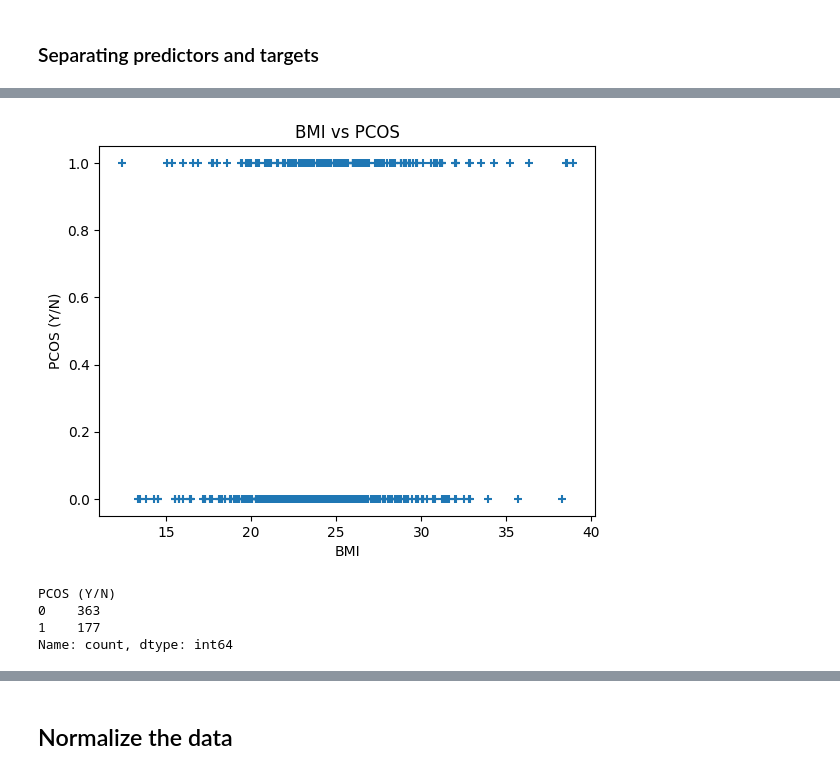
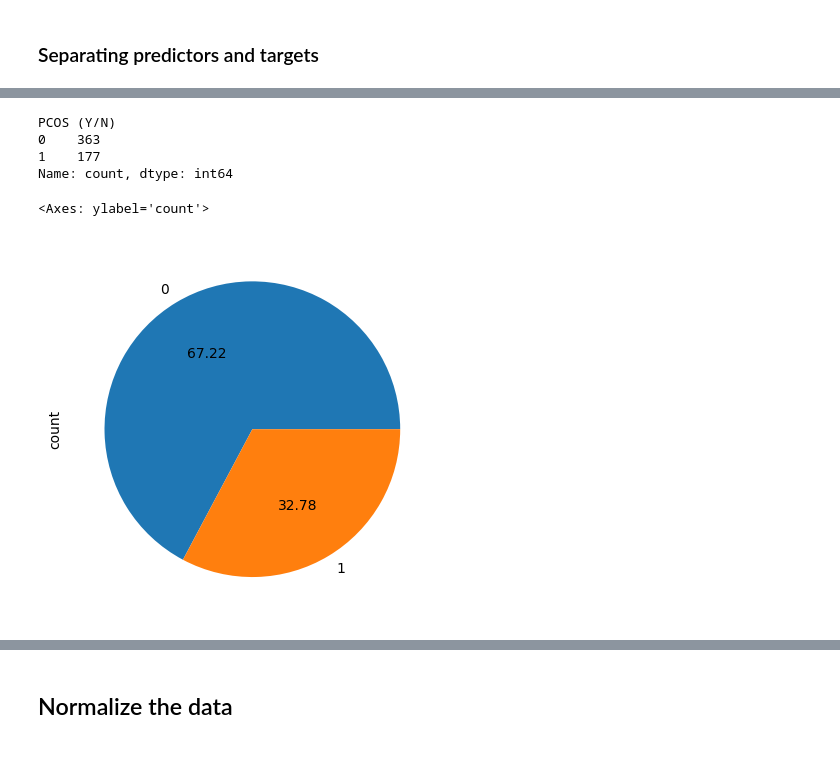
Before and after one commit to AleksandraZecevic/PCOS_diagnosis_ML, a Jupyter notebook: PCOS.ipynb, the cells around one changed output, grey strips where cells are left out. Saved outputs shown, nothing was run; the diff lists cells and outputs as text; code cells hidden in the pictures.

Commit message:
4th commit - noticed unbalanced data so we started with under sampling

```diff
--- a/PCOS.ipynb
+++ b/PCOS.ipynb
@@ -50,3 +27,5 @@ memory usage: 181.9+ KB
+# %%
+pcos_data.columns = pcos_data.columns.str.strip()
 # %% [markdown]
 ## Cleaning data
 # %%
@@ -66,0 +42,5 @@ sb.heatmap(pcos_data.isnull())
+# %%
+pcos_data["Cycle(R/I)"] = pcos_data["Cycle(R/I)"].map({
+    2: 0,  # Regular
+    4: 1   # Irregular
+})
@@ -66,0 +71,10 @@ sb.heatmap(pcos_data.isnull())
+# %%
+hormone_features = [
+    "FSH(mIU/mL)",
+    "LH(mIU/mL)",
+    "FSH/LH",
+    "AMH(ng/mL)",
+    "TSH (mIU/L)",
+    "PRL(ng/mL)",
+    "PRG(ng/mL)"
+]
@@ -67,5 +135,5 @@ sb.heatmap(pcos_data.isnull())
 # %%
-pcos_features = [" Age (yrs)","Weight (Kg)","Height(Cm) ","BMI","Cycle length(days)", "FSH(mIU/mL)","LH(mIU/mL)","FSH/LH","AMH(ng/mL)","Waist:Hip Ratio"]
+pcos_features = hormone_features
 # %%
 # dropna drops missing values (think of na as "not available")
 pcos_data = pcos_data.dropna(
@@ -120,14 +169,19 @@ plt.ylabel("PCOS (Y/N)")
 plt.title("BMI vs PCOS")
 
 plt.show()
-# %% [output]
-[figure, removed]
+# %%
+y.value_counts()
+# inbalanced data set
+# %% [output]
+PCOS (Y/N)
+0    363
+1    177
+Name: count, dtype: int64
 # %%
-pcos_data["PCOS (Y/N)"].value_counts()
+
+y.value_counts().plot.pie(autopct='%.2f')
 # %% [output]
-PCOS (Y/N)
-0    363
-1    177
-Name: count, dtype: int64
+<Axes: ylabel='count'>
+[figure, added]
 # %%
 X.dtypes
```
Also changed, not shown: parts of 27 cells of this notebook, 2 other files.
